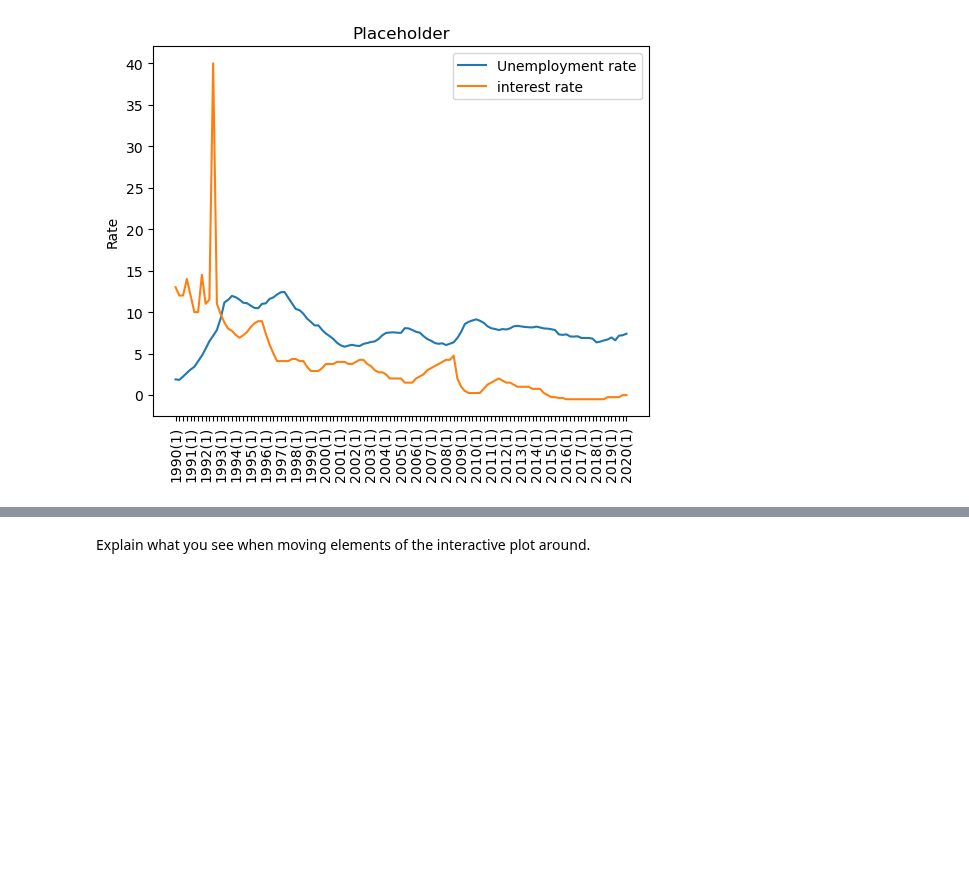
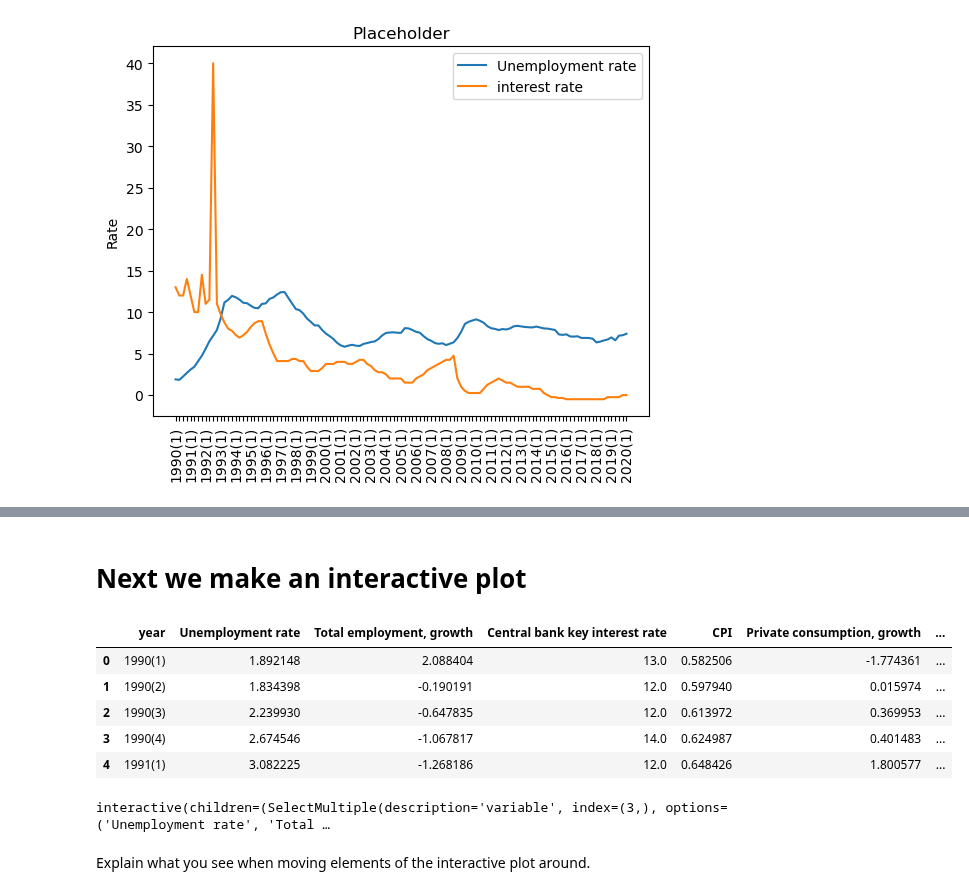
Before and after one commit to NumEconCopenhagen/projects-2023-hold-11, a Jupyter notebook: dataproject/dataproject.ipynb, the cells around one changed output, grey strips where cells are left out. Cells and saved outputs as stored; diff of their text form; code cells hidden in the pictures; blank space fills up the shorter version.

Commit message:
interactive plot

```diff
--- a/dataproject/dataproject.ipynb
+++ b/dataproject/dataproject.ipynb
@@ -92,0 +64,11 @@ widgets.interact(plot_func,
+# %% [markdown]
+# Next we make an interactive plot
+# %%
+df.head()
+# %% [output]
+|  | year | Unemployment rate | Total employment, growth | Central bank key interest rate | CPI | Private consumption, growth | ... |
+| 0 | 1990(1) | 1.892148 | 2.088404 | 13.0 | 0.582506 | -1.774361 | ... |
+| 1 | 1990(2) | 1.834398 | -0.190191 | 12.0 | 0.597940 | 0.015974 | ... |
+| 2 | 1990(3) | 2.239930 | -0.647835 | 12.0 | 0.613972 | 0.369953 | ... |
+| 3 | 1990(4) | 2.674546 | -1.067817 | 14.0 | 0.624987 | 0.401483 | ... |
+| 4 | 1991(1) | 3.082225 | -1.268186 | 12.0 | 0.648426 | 1.800577 | ... |
@@ -93,3 +108,7 @@ widgets.interact(plot_func,
+# %%
+plot_timeseries(df)
+# %% [output]
+interactive(children=(SelectMultiple(description='variable', index=(3,), options=('Unemployment rate', 'Total …
 # %% [markdown]
 Explain what you see when moving elements of the interactive plot around.
 # %% [markdown]
```
Also changed, not shown: parts of 14 cells of this notebook.
